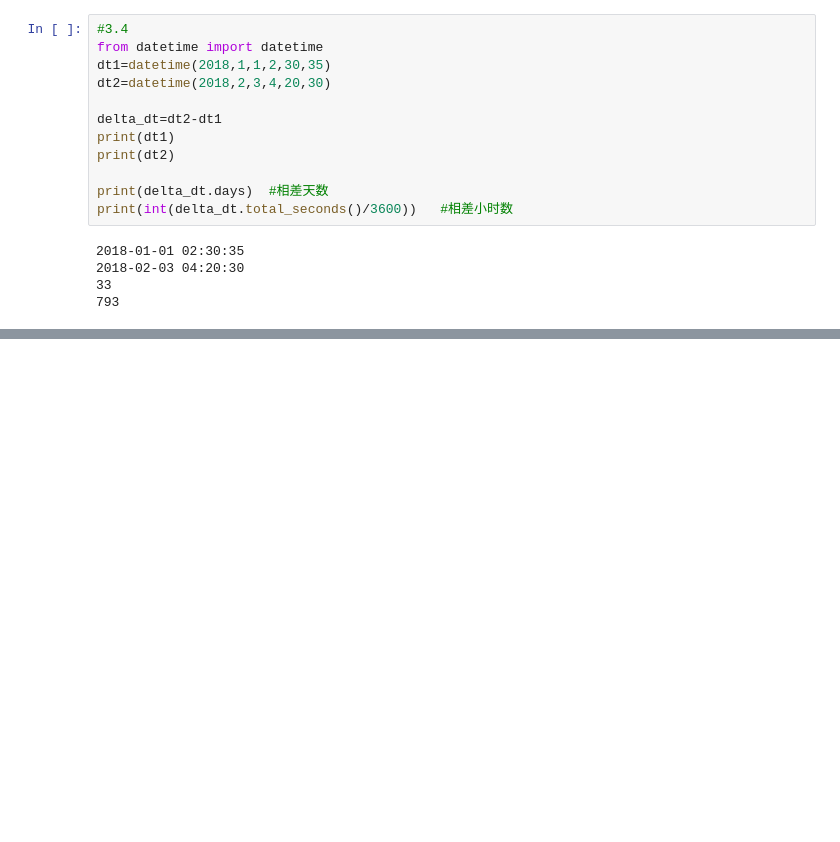
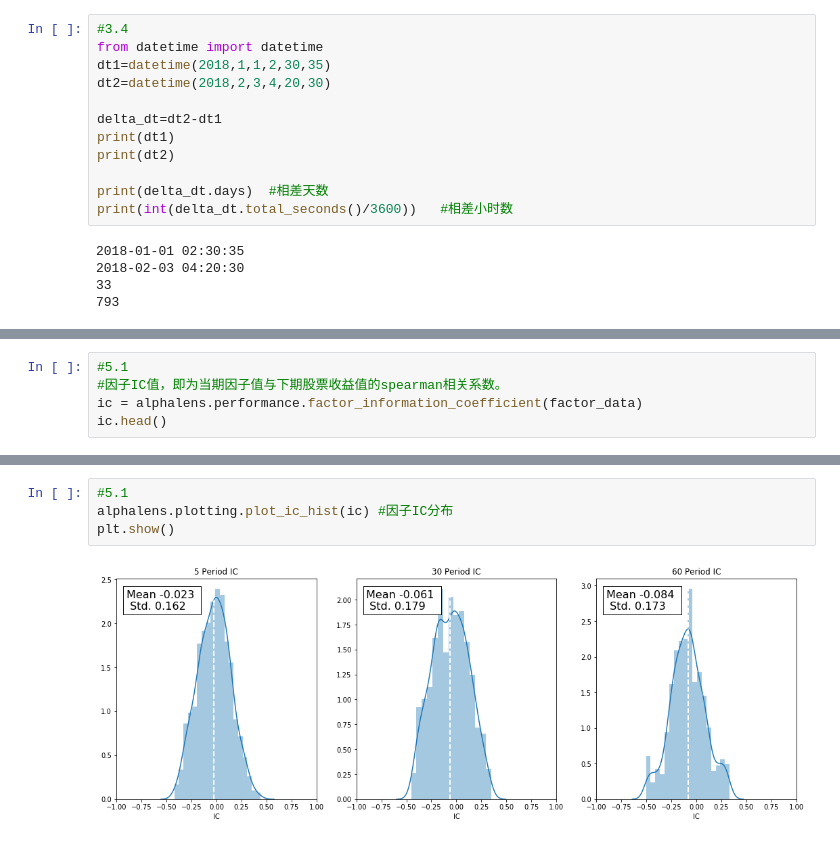
Before and after one commit to cxd375727676/big_fish_cloud_practice, a Jupyter notebook: online_homework.ipynb, the cells around one changed output, grey strips where cells are left out. Drawn from its saved outputs; the diff is of its cells as text; blank space fills up the shorter version.

```diff
--- a/online_homework.ipynb
+++ b/online_homework.ipynb
@@ -188,0 +350,5 @@ plt.show()
+# %%
+#5.1
+#因子IC值，即为当期因子值与下期股票收益值的spearman相关系数。
+ic = alphalens.performance.factor_information_coefficient(factor_data)
+ic.head()
@@ -188,0 +363,6 @@ plt.show()
+# %%
+#5.1
+alphalens.plotting.plot_ic_hist(ic) #因子IC分布
+plt.show()
+# %% [output]
+[figure, added]
```
Also changed, not shown: parts of 44 cells of this notebook, 1 other file.
